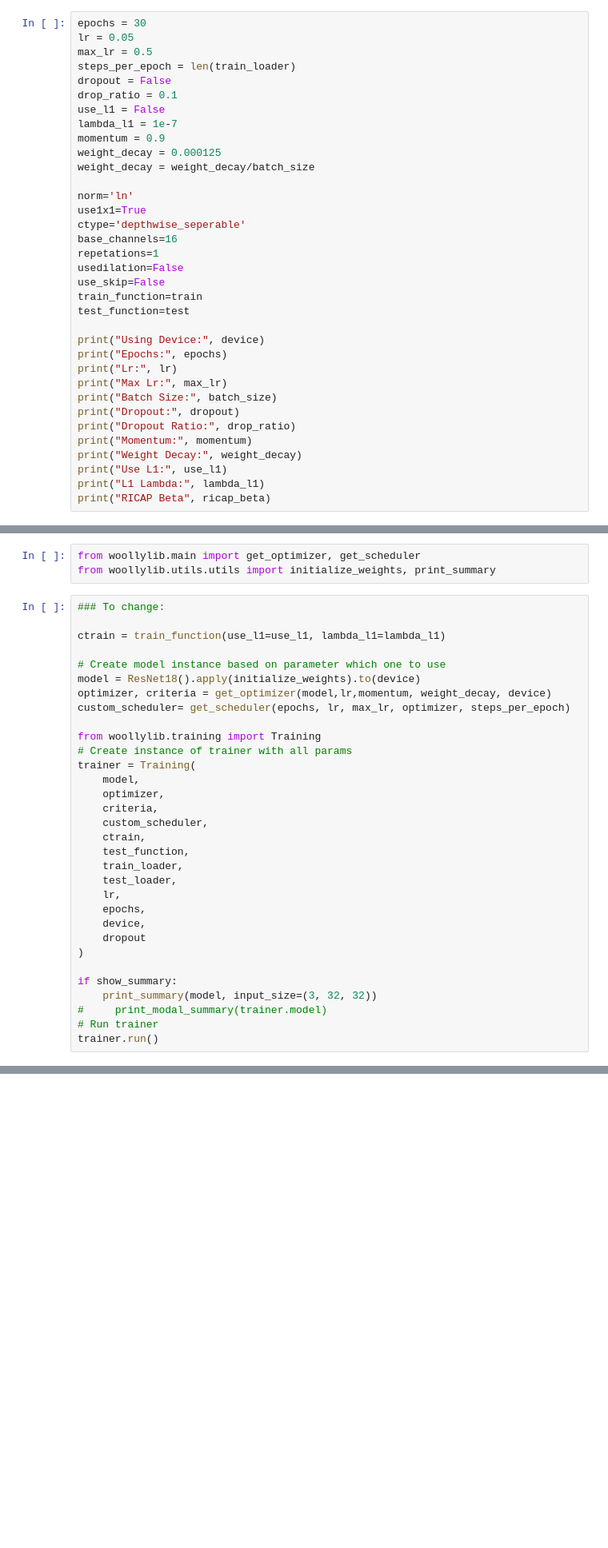
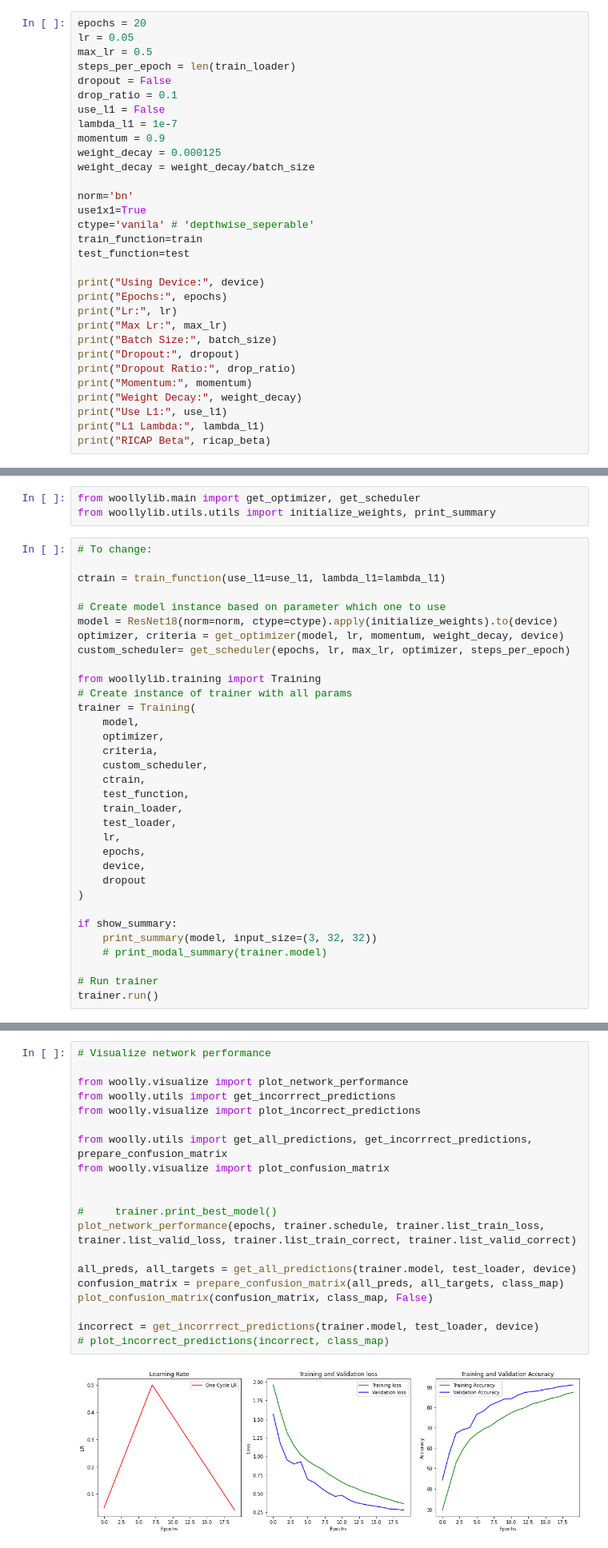
Before and after one commit to woolly-of-cv/pytorch-examples, a Jupyter notebook: resnet/resnet.ipynb, the cells around one changed output, grey strips where cells are left out. Shown: that part at 80% size. Cells and saved outputs as stored; diff of their text form; blank space fills up the shorter version.

```diff
--- a/resnet/resnet.ipynb
+++ b/resnet/resnet.ipynb
@@ -60,5 +50,5 @@ Files already downloaded and verified
 # %%
-epochs = 30
+epochs = 20
 lr = 0.05
 max_lr = 0.5
 steps_per_epoch = len(train_loader)
@@ -70,13 +60,9 @@ momentum = 0.9
 weight_decay = 0.000125
 weight_decay = weight_decay/batch_size
 
-norm='ln'
+norm='bn'
 use1x1=True
-ctype='depthwise_seperable'
-base_channels=16
-repetations=1
-usedilation=False
-use_skip=False
+ctype='vanila' # 'depthwise_seperable'
 train_function=train
 test_function=test
 
@@ -126,13 +111,13 @@ Clipping input data to the valid range for imshow with RGB data ([0..1] for floa
 from woollylib.main import get_optimizer, get_scheduler
 from woollylib.utils.utils import initialize_weights, print_summary
 # %%
-### To change:
+# To change:
 
 ctrain = train_function(use_l1=use_l1, lambda_l1=lambda_l1)
 
 # Create model instance based on parameter which one to use
-model = ResNet18().apply(initialize_weights).to(device)
-optimizer, criteria = get_optimizer(model,lr,momentum, weight_decay, device)
+model = ResNet18(norm=norm, ctype=ctype).apply(initialize_weights).to(device)
+optimizer, criteria = get_optimizer(model, lr, momentum, weight_decay, device)
 custom_scheduler= get_scheduler(epochs, lr, max_lr, optimizer, steps_per_epoch)
 
 from woollylib.training import Training
@@ -154,7 +139,8 @@ trainer = Training(
 
 if show_summary:
     print_summary(model, input_size=(3, 32, 32))
-#     print_modal_summary(trainer.model)
+    # print_modal_summary(trainer.model)
+
 # Run trainer
 trainer.run()
 # %% [output]
@@ -178,0 +164,22 @@ TypeError: forward() takes 2 positional arguments but 3 were given
+# %%
+# Visualize network performance
+
+from woolly.visualize import plot_network_performance
+from woolly.utils import get_incorrrect_predictions
+from woolly.visualize import plot_incorrect_predictions
+
+from woolly.utils import get_all_predictions, get_incorrrect_predictions, prepare_confusion_matrix
+from woolly.visualize import plot_confusion_matrix
+
+
+#     trainer.print_best_model()
+plot_network_performance(epochs, trainer.schedule, trainer.list_train_loss, trainer.list_valid_loss, trainer.list_train_correct, trainer.list_valid_correct)
+
+all_preds, all_targets = get_all_predictions(trainer.model, test_loader, device)
+confusion_matrix = prepare_confusion_matrix(all_preds, all_targets, class_map)
+plot_confusion_matrix(confusion_matrix, class_map, False)
+
+incorrect = get_incorrrect_predictions(trainer.model, test_loader, device)
+# plot_incorrect_predictions(incorrect, class_map)
+# %% [output]
+[figure, added]
```
Also changed, not shown: parts of 13 cells of this notebook.
